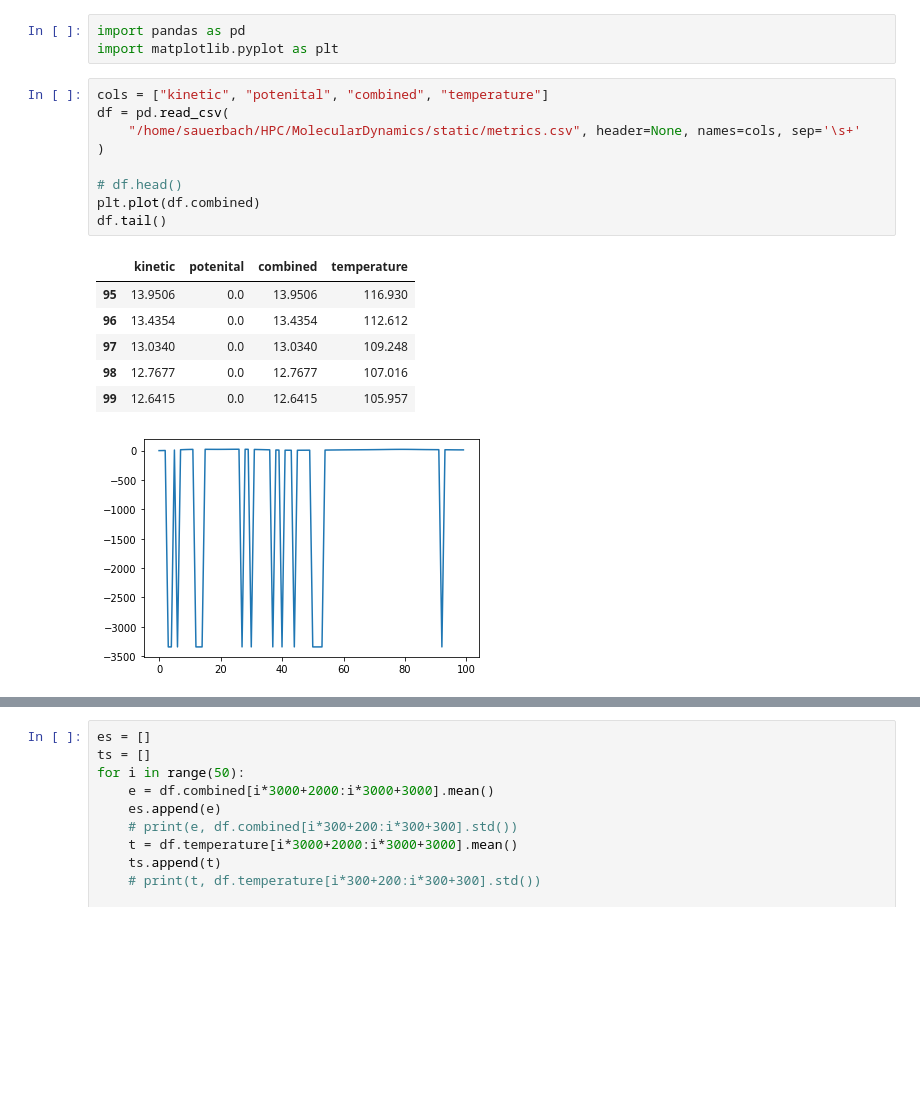
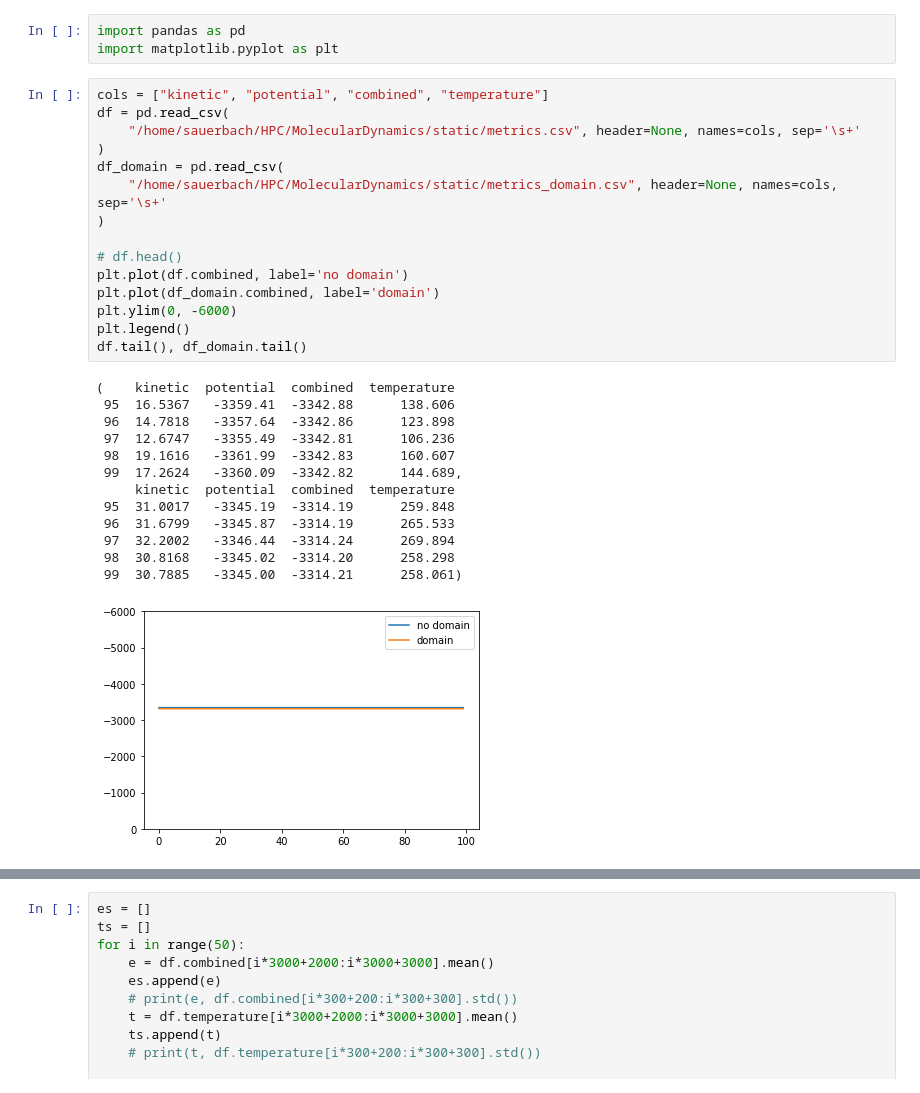
Before and after one commit to Sauerbac/MolecularDynamics, a Jupyter notebook: milestones/07/auswertung.ipynb, the cells around one changed output, grey strips where cells are left out. Drawn from its saved outputs; the diff is of its cells as text; blank space fills up the shorter version.

```diff
--- a/milestones/07/auswertung.ipynb
+++ b/milestones/07/auswertung.ipynb
@@ -2,22 +2,34 @@
 import pandas as pd
 import matplotlib.pyplot as plt
 # %%
-cols = ["kinetic", "potenital", "combined", "temperature"]
+cols = ["kinetic", "potential", "combined", "temperature"]
 df = pd.read_csv(
     "/home/sauerbach/HPC/MolecularDynamics/static/metrics.csv", header=None, names=cols, sep='\s+'
 )
+df_domain = pd.read_csv(
+    "/home/sauerbach/HPC/MolecularDynamics/static/metrics_domain.csv", header=None, names=cols, sep='\s+'
+)
 
 # df.head()
-plt.plot(df.combined)
-df.tail()
+plt.plot(df.combined, label='no domain')
+plt.plot(df_domain.combined, label='domain')
+plt.ylim(0, -6000)
+plt.legend()
+df.tail(), df_domain.tail()
 # %% [output]
-|  | kinetic | potenital | combined | temperature |
-| 95 | 13.9506 | 0.0 | 13.9506 | 116.930 |
-| 96 | 13.4354 | 0.0 | 13.4354 | 112.612 |
-| 97 | 13.0340 | 0.0 | 13.0340 | 109.248 |
-| 98 | 12.7677 | 0.0 | 12.7677 | 107.016 |
-| 99 | 12.6415 | 0.0 | 12.6415 | 105.957 |
+(    kinetic  potential  combined  temperature
+ 95  16.5367   -3359.41  -3342.88      138.606
+ 96  14.7818   -3357.64  -3342.86      123.898
+ 97  12.6747   -3355.49  -3342.81      106.236
+ 98  19.1616   -3361.99  -3342.83      160.607
+ 99  17.2624   -3360.09  -3342.82      144.689,
+     kinetic  potential  combined  temperature
+ 95  31.0017   -3345.19  -3314.19      259.848
+ 96  31.6799   -3345.87  -3314.19      265.533
+ 97  32.2002   -3346.44  -3314.24      269.894
+ 98  30.8168   -3345.02  -3314.20      258.298
+ 99  30.7885   -3345.00  -3314.21      258.061)
-[figure, old version]
+[figure, new version]
 # %%
 df.plot(y=[3])
 df.plot(y=[2])
```
Also changed, not shown: parts of 1 cell of this notebook, 9 other files.
